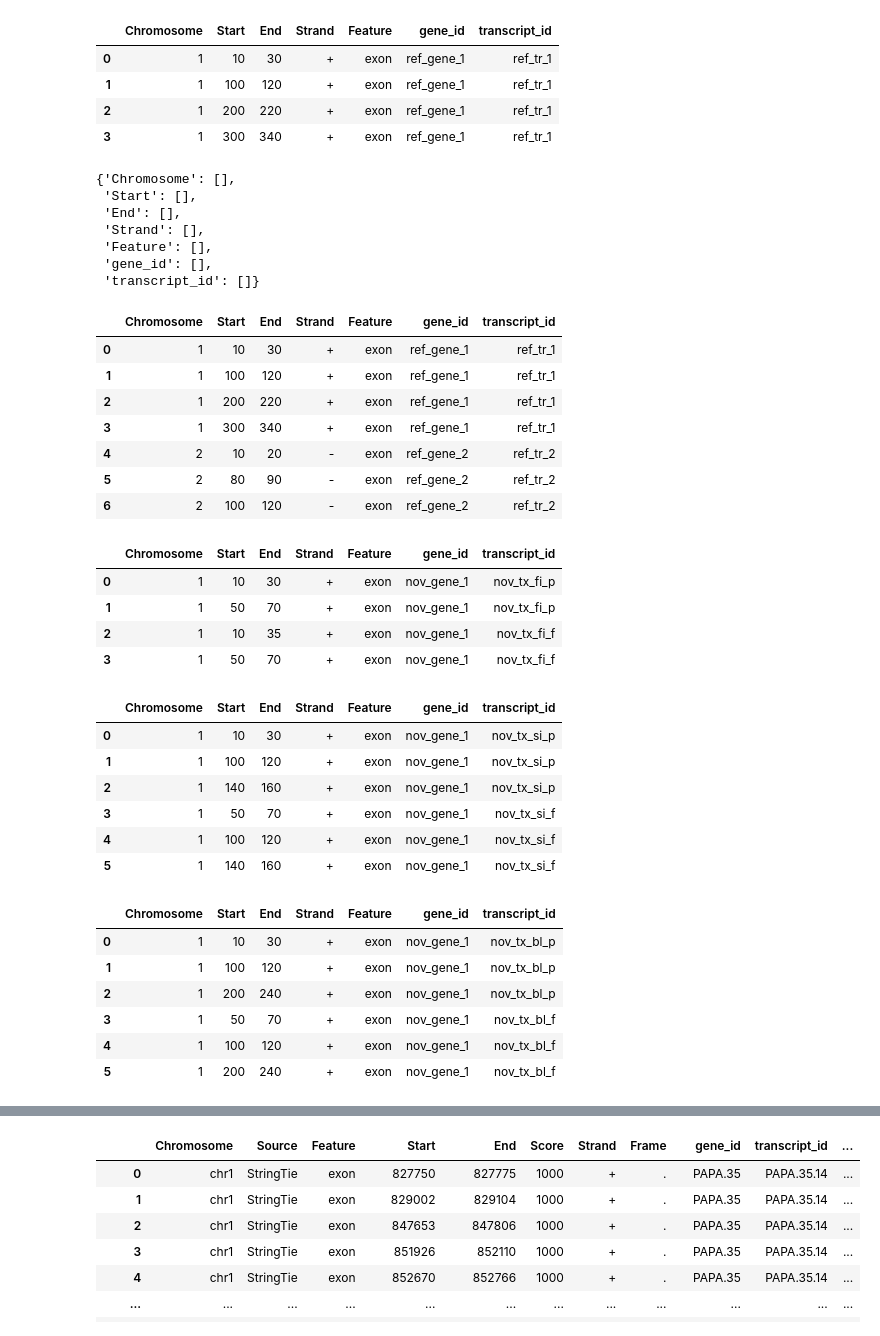
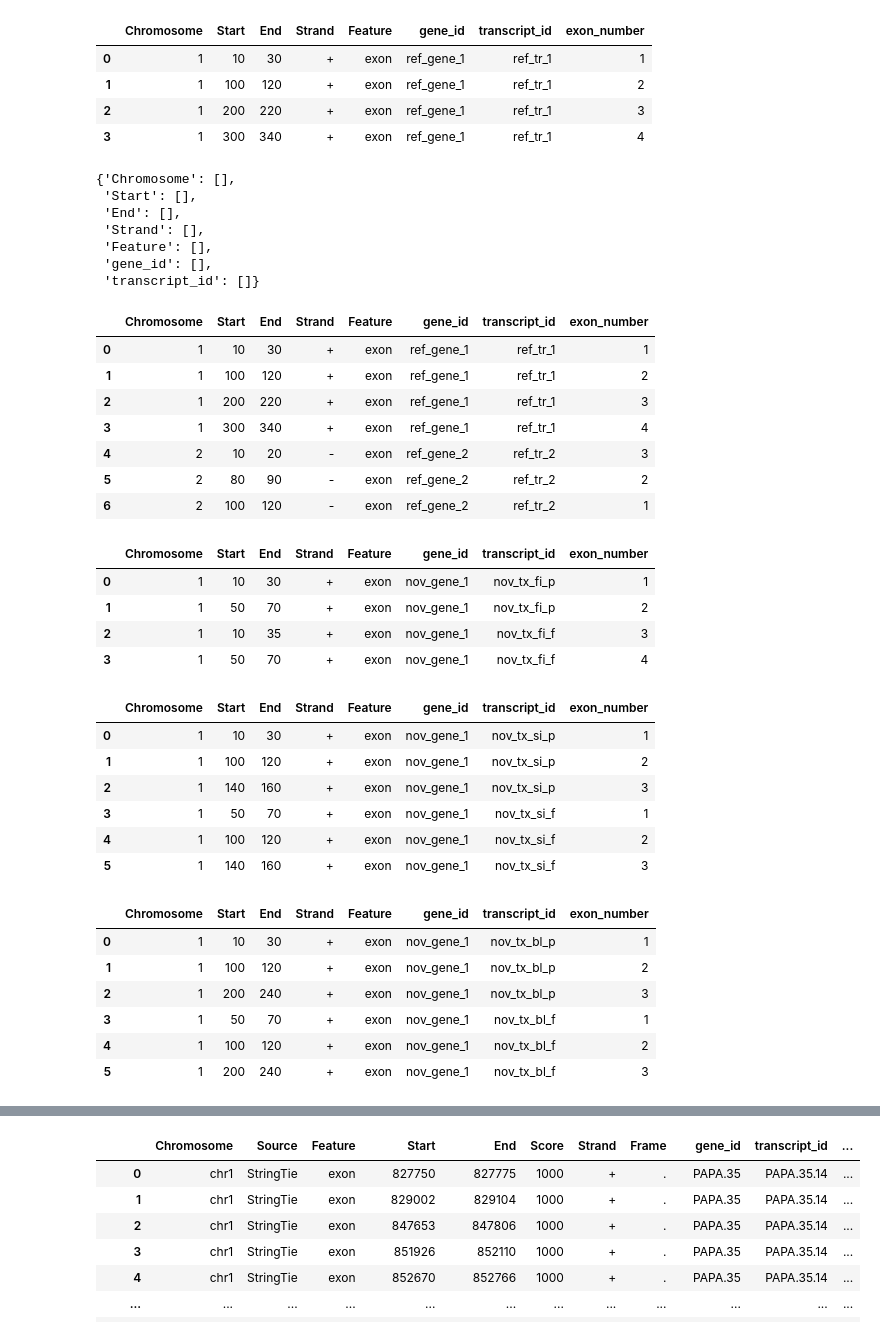
Before and after one commit to frattalab/PAPA, a Jupyter notebook: scripts/stringtie_intron_chain_classification.ipynb, the cells around one changed output, grey strips where cells are left out. Cells and saved outputs as stored; diff of their text form; code cells hidden in the pictures.

Commit message:
make gtfs of test reference and novel transcripts

```diff
--- a/scripts/stringtie_intron_chain_classification.ipynb
+++ b/scripts/stringtie_intron_chain_classification.ipynb
@@ -14,16 +14,17 @@ test_ref_tr1 = {"Chromosome": [1]*4,
                 "Strand": ["+"]*4,
                 "Feature": ["exon"]*4,
                 "gene_id": ["ref_gene_1"]*4,
-                "transcript_id": ["ref_tr_1"] * 4}
+                "transcript_id": ["ref_tr_1"] * 4,
+                "exon_number": [1,2,3,4]}
 
 
 pr.from_dict(test_ref_tr1)
 # %% [output]
-|  | Chromosome | Start | End | Strand | Feature | gene_id | transcript_id |
-| 0 | 1 | 10 | 30 | + | exon | ref_gene_1 | ref_tr_1 |
-| 1 | 1 | 100 | 120 | + | exon | ref_gene_1 | ref_tr_1 |
-| 2 | 1 | 200 | 220 | + | exon | ref_gene_1 | ref_tr_1 |
-| 3 | 1 | 300 | 340 | + | exon | ref_gene_1 | ref_tr_1 |
+|  | Chromosome | Start | End | Strand | Feature | gene_id | transcript_id | exon_number |
+| 0 | 1 | 10 | 30 | + | exon | ref_gene_1 | ref_tr_1 | 1 |
+| 1 | 1 | 100 | 120 | + | exon | ref_gene_1 | ref_tr_1 | 2 |
+| 2 | 1 | 200 | 220 | + | exon | ref_gene_1 | ref_tr_1 | 3 |
+| 3 | 1 | 300 | 340 | + | exon | ref_gene_1 | ref_tr_1 | 4 |
 # %%
 {"Chromosome": [],
                 "Start": [],
@@ -44,26 +45,27 @@ pr.from_dict(test_ref_tr1)
 # %%
 # A minus strand transcript
 test_ref_tr2 = {"Chromosome": [2]*3,
                 "Start": [10,80,100],
                 "End": [20,90,120],
                 "Strand": ["-"]*3,
                 "Feature": ["exon"]*3,
                 "gene_id": ["ref_gene_2"]*3,
-                "transcript_id": ["ref_tr_2"]*3
+                "transcript_id": ["ref_tr_2"]*3,
+                "exon_number": [3,2,1]
                }
 
 
 test_ref = pr.concat([pr.from_dict(test_ref_tr1), pr.from_dict(test_ref_tr2)])
 test_ref
 # %% [output]
-|  | Chromosome | Start | End | Strand | Feature | gene_id | transcript_id |
-| 0 | 1 | 10 | 30 | + | exon | ref_gene_1 | ref_tr_1 |
-| 1 | 1 | 100 | 120 | + | exon | ref_gene_1 | ref_tr_1 |
-| 2 | 1 | 200 | 220 | + | exon | ref_gene_1 | ref_tr_1 |
-| 3 | 1 | 300 | 340 | + | exon | ref_gene_1 | ref_tr_1 |
-| 4 | 2 | 10 | 20 | - | exon | ref_gene_2 | ref_tr_2 |
-| 5 | 2 | 80 | 90 | - | exon | ref_gene_2 | ref_tr_2 |
-| 6 | 2 | 100 | 120 | - | exon | ref_gene_2 | ref_tr_2 |
+|  | Chromosome | Start | End | Strand | Feature | gene_id | transcript_id | exon_number |
+| 0 | 1 | 10 | 30 | + | exon | ref_gene_1 | ref_tr_1 | 1 |
+| 1 | 1 | 100 | 120 | + | exon | ref_gene_1 | ref_tr_1 | 2 |
+| 2 | 1 | 200 | 220 | + | exon | ref_gene_1 | ref_tr_1 | 3 |
+| 3 | 1 | 300 | 340 | + | exon | ref_gene_1 | ref_tr_1 | 4 |
+| 4 | 2 | 10 | 20 | - | exon | ref_gene_2 | ref_tr_2 | 3 |
+| 5 | 2 | 80 | 90 | - | exon | ref_gene_2 | ref_tr_2 | 2 |
+| 6 | 2 | 100 | 120 | - | exon | ref_gene_2 | ref_tr_2 | 1 |
 # %%
 # Now make test novel transcripts to cover my test cases
 
@@ -77,15 +79,16 @@ test_novel_fi = {"Chromosome": [1]*4,
                 "Feature": ["exon"]*4,
                 "gene_id": ["nov_gene_1"]*4,
                 "transcript_id": ["nov_tx_fi_p"]*2 + ["nov_tx_fi_f"]*2,
+                "exon_number": [1,2,3,4]
                }
 
 pr.from_dict(test_novel_fi)
 # %% [output]
-|  | Chromosome | Start | End | Strand | Feature | gene_id | transcript_id |
-| 0 | 1 | 10 | 30 | + | exon | nov_gene_1 | nov_tx_fi_p |
-| 1 | 1 | 50 | 70 | + | exon | nov_gene_1 | nov_tx_fi_p |
-| 2 | 1 | 10 | 35 | + | exon | nov_gene_1 | nov_tx_fi_f |
-| 3 | 1 | 50 | 70 | + | exon | nov_gene_1 | nov_tx_fi_f |
+|  | Chromosome | Start | End | Strand | Feature | gene_id | transcript_id | exon_number |
+| 0 | 1 | 10 | 30 | + | exon | nov_gene_1 | nov_tx_fi_p | 1 |
+| 1 | 1 | 50 | 70 | + | exon | nov_gene_1 | nov_tx_fi_p | 2 |
+| 2 | 1 | 10 | 35 | + | exon | nov_gene_1 | nov_tx_fi_f | 3 |
+| 3 | 1 | 50 | 70 | + | exon | nov_gene_1 | nov_tx_fi_f | 4 |
 # %%
 # 2. Internal intron, spliced in last exon (fully contained within last exon) (e.g. ONECUT1)
 # For these to pass, they should match the intron chain of a known transcript up until the penultimate exon
@@ -96,18 +99,19 @@ test_novel_si = {"Chromosome": [1]*6,
                 "Strand": ["+"]*6,
                 "Feature": ["exon"]*6,
                 "gene_id": ["nov_gene_1"]*6,
-                "transcript_id": ["nov_tx_si_p"]*3 + ["nov_tx_si_f"]*3
+                "transcript_id": ["nov_tx_si_p"]*3 + ["nov_tx_si_f"]*3,
+                "exon_number": [1,2,3,1,2,3]
                }
 
 pr.from_dict(test_novel_si)
 # %% [output]
-|  | Chromosome | Start | End | Strand | Feature | gene_id | transcript_id |
-| 0 | 1 | 10 | 30 | + | exon | nov_gene_1 | nov_tx_si_p |
-| 1 | 1 | 100 | 120 | + | exon | nov_gene_1 | nov_tx_si_p |
-| 2 | 1 | 140 | 160 | + | exon | nov_gene_1 | nov_tx_si_p |
-| 3 | 1 | 50 | 70 | + | exon | nov_gene_1 | nov_tx_si_f |
-| 4 | 1 | 100 | 120 | + | exon | nov_gene_1 | nov_tx_si_f |
-| 5 | 1 | 140 | 160 | + | exon | nov_gene_1 | nov_tx_si_f |
+|  | Chromosome | Start | End | Strand | Feature | gene_id | transcript_id | exon_number |
+| 0 | 1 | 10 | 30 | + | exon | nov_gene_1 | nov_tx_si_p | 1 |
+| 1 | 1 | 100 | 120 | + | exon | nov_gene_1 | nov_tx_si_p | 2 |
+| 2 | 1 | 140 | 160 | + | exon | nov_gene_1 | nov_tx_si_p | 3 |
+| 3 | 1 | 50 | 70 | + | exon | nov_gene_1 | nov_tx_si_f | 1 |
+| 4 | 1 | 100 | 120 | + | exon | nov_gene_1 | nov_tx_si_f | 2 |
+| 5 | 1 | 140 | 160 | + | exon | nov_gene_1 | nov_tx_si_f | 3 |
 # %%
 # 3. Internal intron bleedthrough (e.g. SIN3B)
 # For these events to pass, they should match the intron chain of a known transcript up until the penultimate exon
@@ -118,18 +122,19 @@ test_novel_bl = {"Chromosome": [1]*6,
                 "Strand": ["+"]*6,
                 "Feature": ["exon"]*6,
                 "gene_id": ["nov_gene_1"]*6,
-                "transcript_id": ["nov_tx_bl_p"]*3 + ["nov_tx_bl_f"]*3
+                "transcript_id": ["nov_tx_bl_p"]*3 + ["nov_tx_bl_f"]*3,
+                "exon_number": [1,2,3,1,2,3]
                }
 
 pr.from_dict(test_novel_bl)
 # %% [output]
-|  | Chromosome | Start | End | Strand | Feature | gene_id | transcript_id |
-| 0 | 1 | 10 | 30 | + | exon | nov_gene_1 | nov_tx_bl_p |
-| 1 | 1 | 100 | 120 | + | exon | nov_gene_1 | nov_tx_bl_p |
-| 2 | 1 | 200 | 240 | + | exon | nov_gene_1 | nov_tx_bl_p |
-| 3 | 1 | 50 | 70 | + | exon | nov_gene_1 | nov_tx_bl_f |
-| 4 | 1 | 100 | 120 | + | exon | nov_gene_1 | nov_tx_bl_f |
-| 5 | 1 | 200 | 240 | + | exon | nov_gene_1 | nov_tx_bl_f |
+|  | Chromosome | Start | End | Strand | Feature | gene_id | transcript_id | exon_number |
+| 0 | 1 | 10 | 30 | + | exon | nov_gene_1 | nov_tx_bl_p | 1 |
+| 1 | 1 | 100 | 120 | + | exon | nov_gene_1 | nov_tx_bl_p | 2 |
+| 2 | 1 | 200 | 240 | + | exon | nov_gene_1 | nov_tx_bl_p | 3 |
+| 3 | 1 | 50 | 70 | + | exon | nov_gene_1 | nov_tx_bl_f | 1 |
+| 4 | 1 | 100 | 120 | + | exon | nov_gene_1 | nov_tx_bl_f | 2 |
+| 5 | 1 | 200 | 240 | + | exon | nov_gene_1 | nov_tx_bl_f | 3 |
 # %%
 # 4. Internal intron with novel internal and terminal exon (e.g.)
 # For these events to pass, they should match the intron chain of a known transcript,
```
Also changed, not shown: parts of 25 cells of this notebook, 2 other files.
